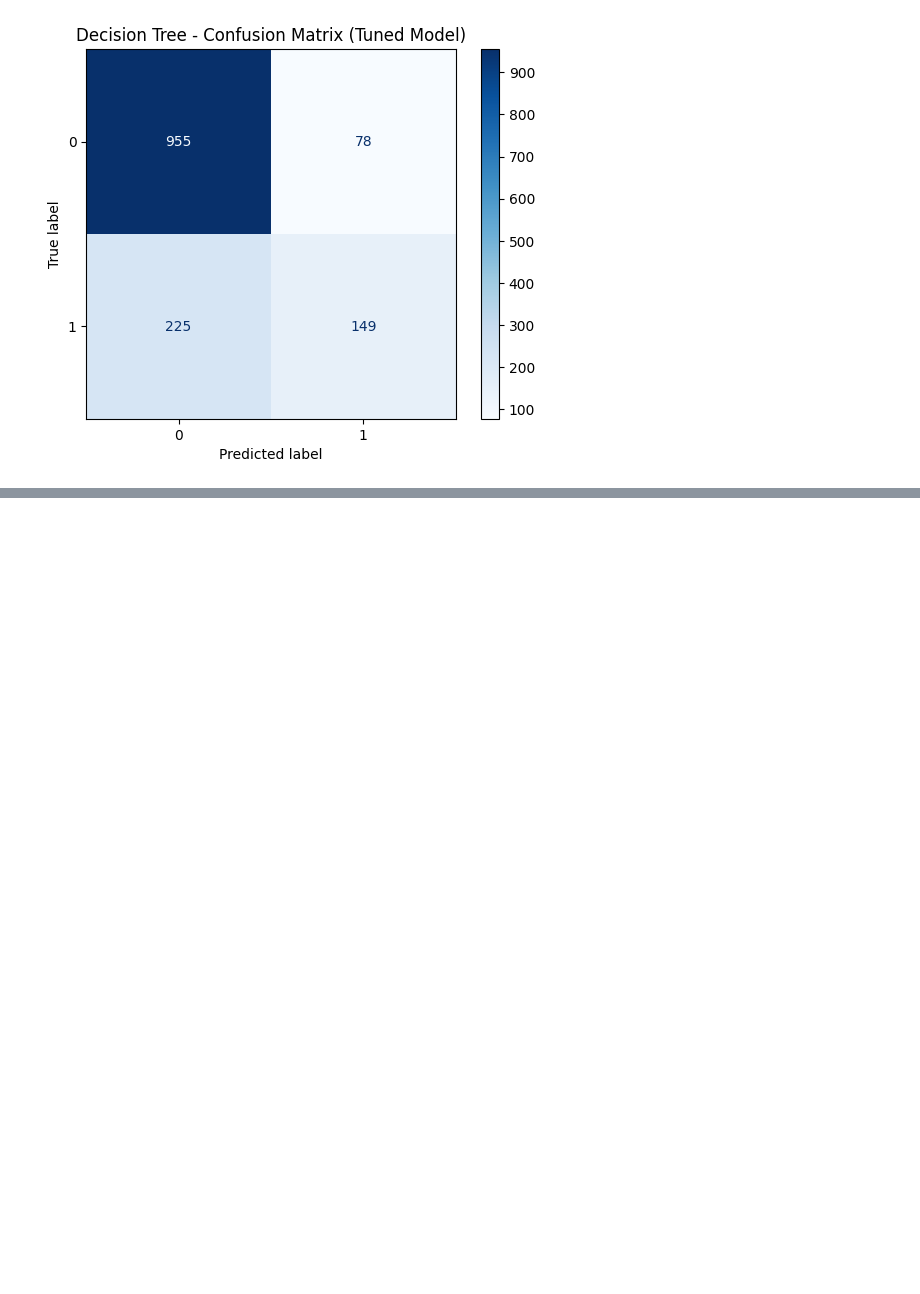
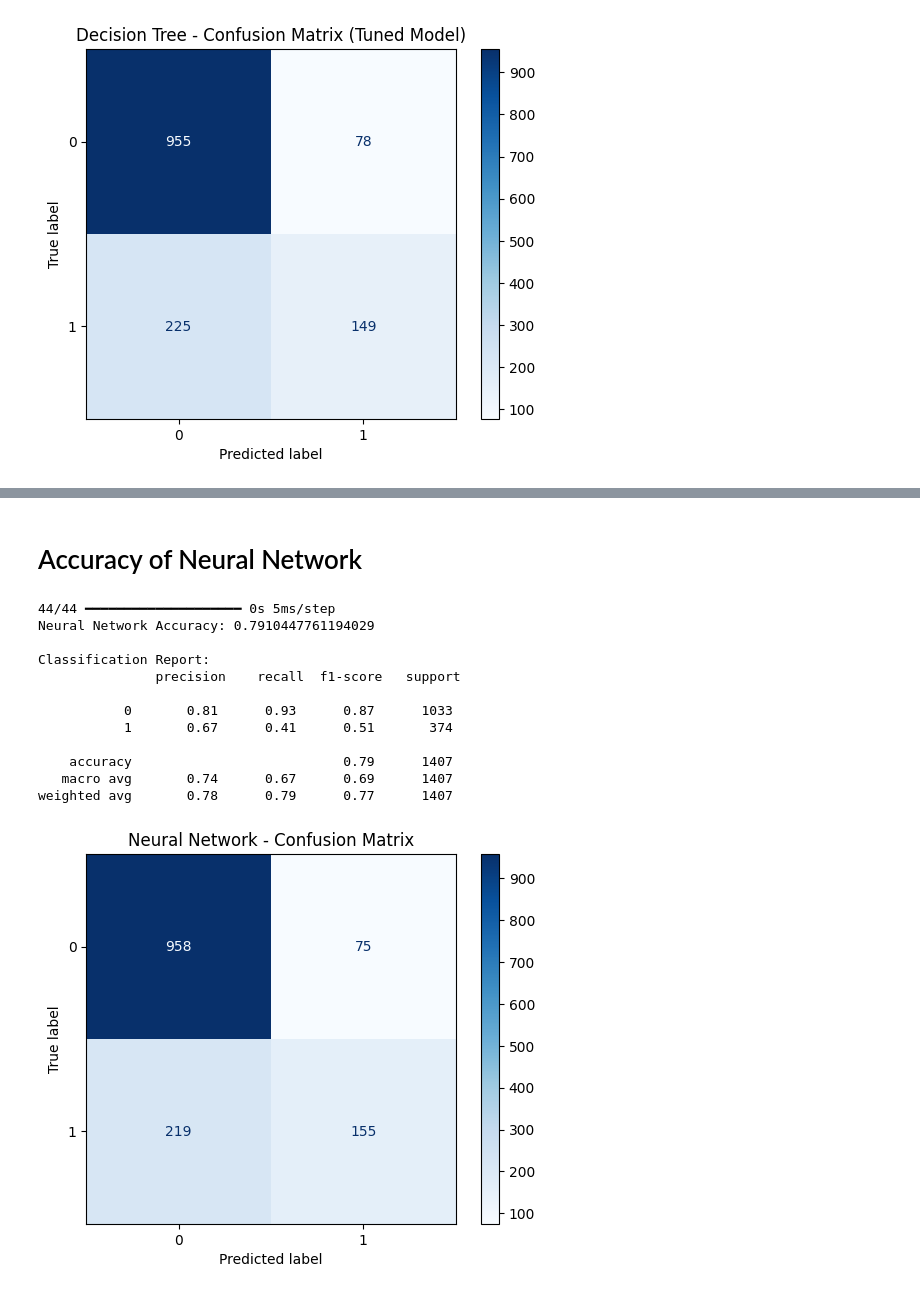
Before and after one commit to samhashiyam/MachineLearning, a Jupyter notebook: MLcwipynb.ipynb, the cells around one changed output, grey strips where cells are left out. Cells and saved outputs as stored; diff of their text form; code cells hidden in the pictures; blank space fills up the shorter version.

```diff
--- a/MLcwipynb.ipynb
+++ b/MLcwipynb.ipynb
@@ -376,0 +459,29 @@ plt.show()
+# %% [markdown]
+# Accuracy of Neural Network
+# %%
+
+y_pred_nn_prob = model.predict(X_test)
+y_pred_nn = (y_pred_nn_prob > 0.5).astype(int)
+
+print("Neural Network Accuracy:", accuracy_score(y_test, y_pred_nn))
+print("\nClassification Report:\n", classification_report(y_test, y_pred_nn))
+
+cm_nn = confusion_matrix(y_test, y_pred_nn)
+disp = ConfusionMatrixDisplay(confusion_matrix=cm_nn)
+disp.plot(cmap='Blues')
+plt.title("Neural Network - Confusion Matrix")
+plt.show()
+# %% [output]
+44/44 ━━━━━━━━━━━━━━━━━━━━ 0s 5ms/step
+Neural Network Accuracy: 0.7910447761194029
+
+Classification Report:
+               precision    recall  f1-score   support
+
+           0       0.81      0.93      0.87      1033
+           1       0.67      0.41      0.51       374
+
+    accuracy                           0.79      1407
+   macro avg       0.74      0.67      0.69      1407
+weighted avg       0.78      0.79      0.77      1407
+[figure, added]
```
Also changed, not shown: parts of 5 cells of this notebook.
